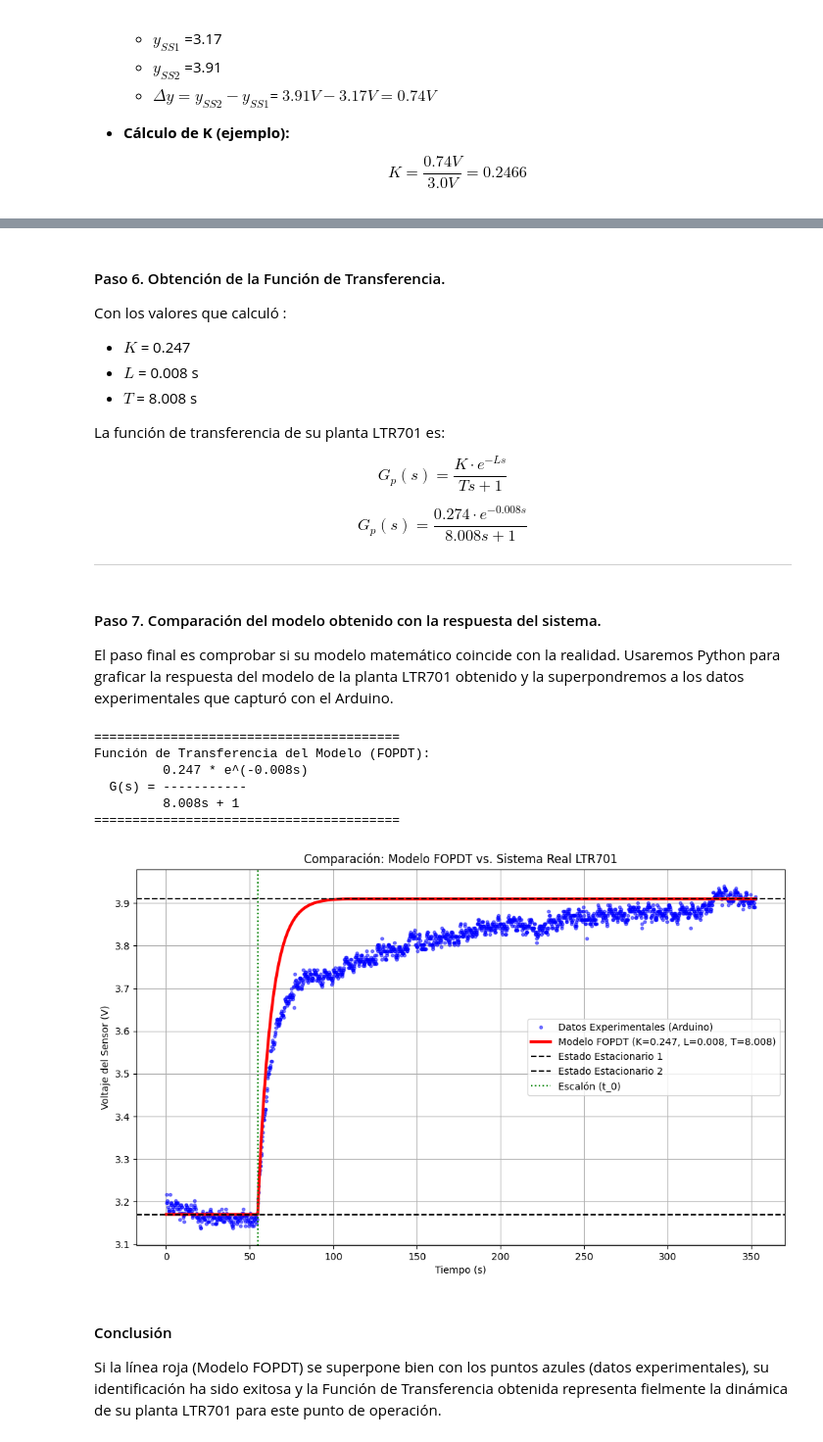
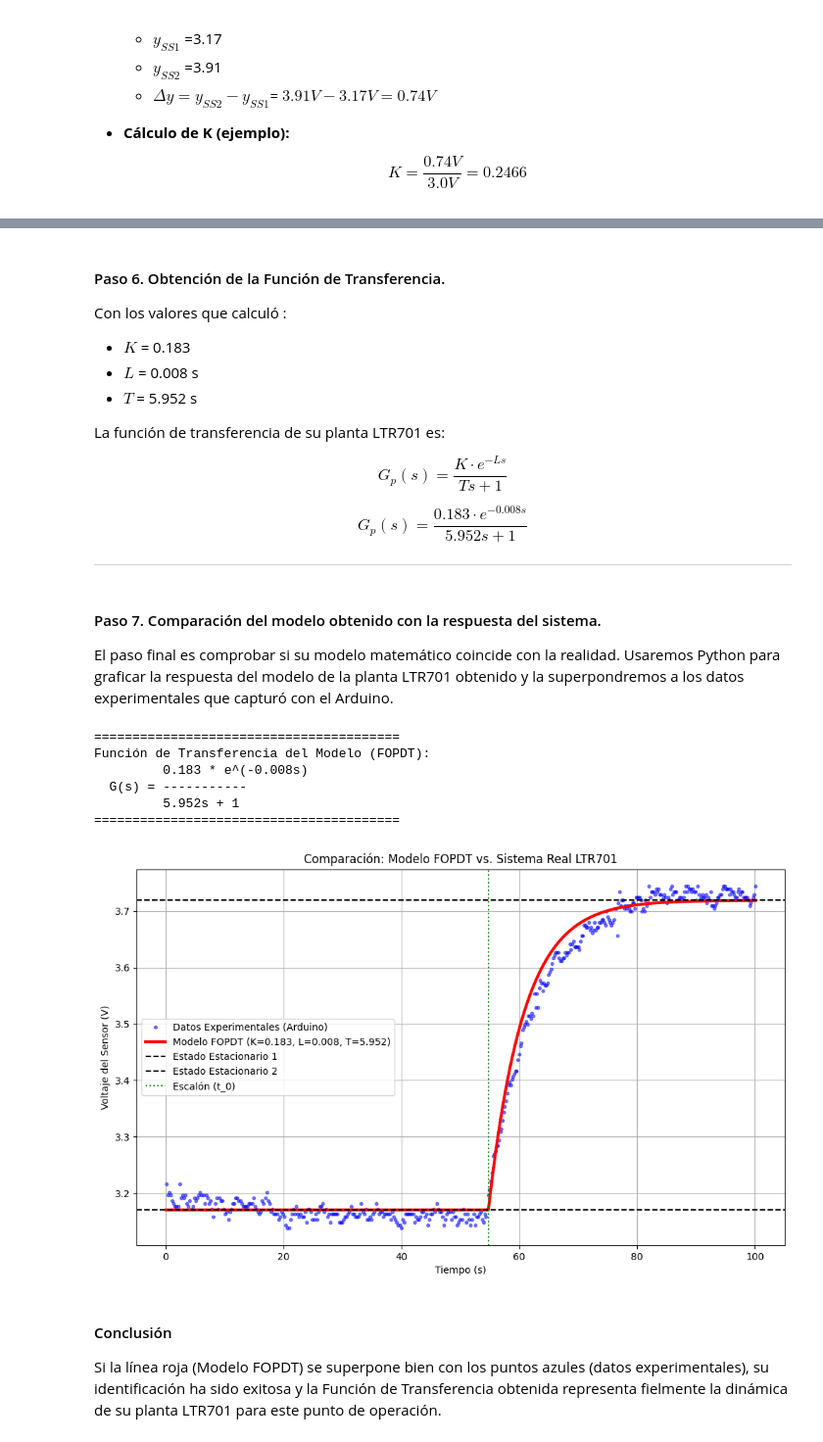
Before and after one commit to Richrd28/control-clasico, a Jupyter notebook: practicas/P_3_01_Modelado_sistema_LTR701.ipynb, the cells around one changed output, grey strips where cells are left out. Shown: that part at 98% size. Drawn from its saved outputs; the diff is of its cells as text; code cells hidden in the pictures.

```diff
--- a/practicas/P_3_01_Modelado_sistema_LTR701.ipynb
+++ b/practicas/P_3_01_Modelado_sistema_LTR701.ipynb
@@ -211,7 +211,7 @@ import pandas as pd
 nombre_archivo = 'datos_curva_s.txt'
 
 y_ss1 = 3.17      # Voltaje de estado estacionario inicia.
-y_ss2 = 3.91    # Voltaje de estado estacionario final.
+y_ss2 = 3.72    # Voltaje de estado estacionario final.
 delta_u = 3.0    # Cambio en la entrada.
 
 
@@ -365,15 +365,15 @@ Tiempos calculados (método de la tangente):
 
 Con los valores que calculó :
 
-* $K$ = 0.247
+* $K$ = 0.183
 * $L$ = 0.008 s
-* $T$ = 8.008 s
+* $T$ = 5.952 s
 
 La función de transferencia de su planta LTR701 es:
 
 $$G_p(s) = \frac{K \cdot e^{-Ls}}{Ts + 1}$$
 
-$$G_p(s) = \frac{0.274 \cdot e^{-0.008s}}{8.008s + 1}$$
+$$G_p(s) = \frac{0.183 \cdot e^{-0.008s}}{5.952s + 1}$$
 
 ---
 # %% [markdown]
@@ -389,13 +389,13 @@ import pandas as pd
 nombre_archivo = 'datos_curva_s.txt'
 
 # --- Parámetros obtenidos del análisis (REEMPLAZAR CON SUS VALORES) ---
-K = 0.247
+K = 0.183
 L = 0.008     # Tiempo muerto (s)
-T = 8.008      # Constante de tiempo (s)
+T = 5.952      # Constante de tiempo (s)
 
 # --- Parámetros del experimento (REEMPLAZAR CON SUS VALORES) ---
 y_ss1 = 3.17    # Voltaje de estado estacionario inicia.
-y_ss2 = 3.91   # Voltaje de estado estacionario final.
+y_ss2 = 3.72   # Voltaje de estado estacionario final.
 delta_u = 3.0  # Cambio en la entrada.
 
 # --- Tiempo del escalón (REEMPLAZAR CON SUS VALORES) ---
@@ -434,36 +434,36 @@ try:
             # y = y_inicial + (Ganancia_Total) * (1 - e^(-(t - t_escalon - L) / T))
             y_sim[i] = y_ss1 + (K * delta_u) * (1 - np.exp(-(t - t_0 - L) / T))
 
             # Limitar la respuesta al valor final por si el modelo sobrepasa
             if y_sim[i] > y_ss2:
                 y_sim[i] = y_ss2
 
     # --- Graficar la comparación ---
     plt.figure(figsize=(12, 7))
     plt.plot(t_exp, y_exp, 'b.', label='Datos Experimentales (Arduino)', alpha=0.5)
     plt.plot(t_sim, y_sim, 'r-', linewidth=3, label=f'Modelo FOPDT (K={K:.3f}, L={L:.3f}, T={T:.3f})')
     plt.axhline(y=y_ss1, color='k', linestyle='--', label='Estado Estacionario 1')
     plt.axhline(y=y_ss2, color='k', linestyle='--', label='Estado Estacionario 2')
     plt.axvline(x=t_0, color='g', linestyle=':', label='Escalón (t_0)')
 
     plt.title('Comparación: Modelo FOPDT vs. Sistema Real LTR701')
     plt.xlabel('Tiempo (s)')
     plt.ylabel('Voltaje del Sensor (V)')
     plt.legend()
     plt.grid(True)
     plt.show()
 
 except FileNotFoundError:
     print(f"Error: No se encontró el archivo {nombre_archivo}")
     print("Por favor, guarde sus datos del Arduino con ese nombre en la misma carpeta.")
 # %% [output]
 ========================================
 Función de Transferencia del Modelo (FOPDT):
-         0.247 * e^(-0.008s)
+         0.183 * e^(-0.008s)
   G(s) = -----------
-         8.008s + 1
+         5.952s + 1
 ========================================
-[figure, old version]
+[figure, new version]
 # %% [markdown]
 #### Conclusión
 
```
Also changed, not shown: parts of 1 cell of this notebook, 1 other file.
